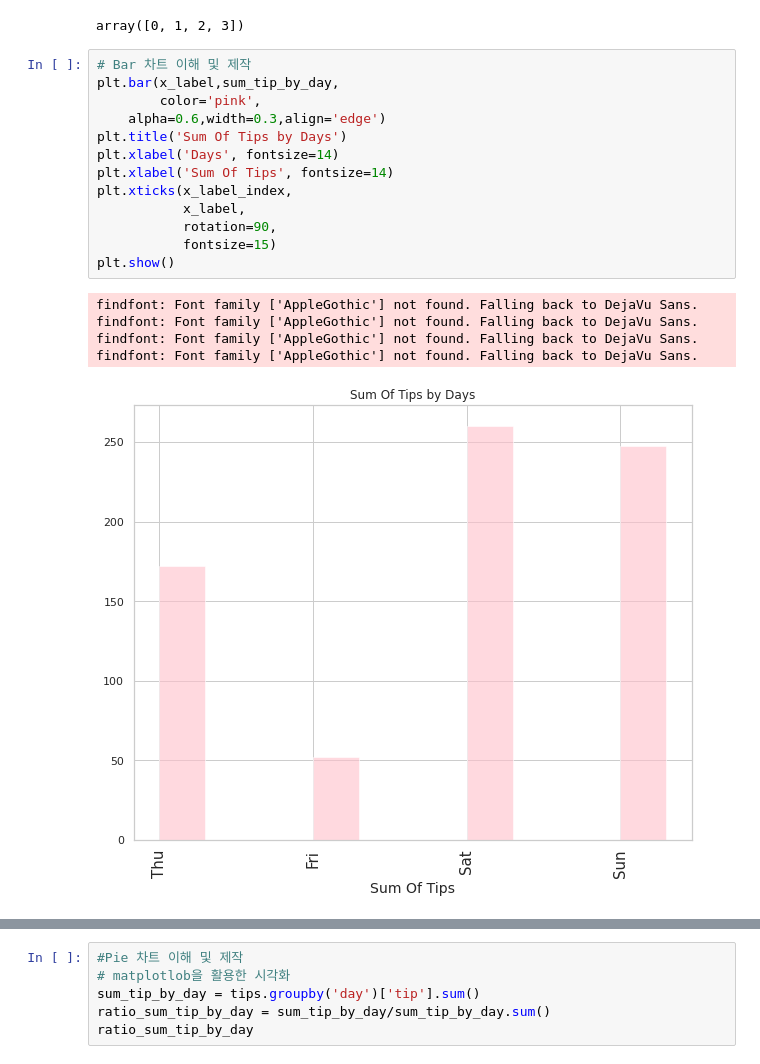
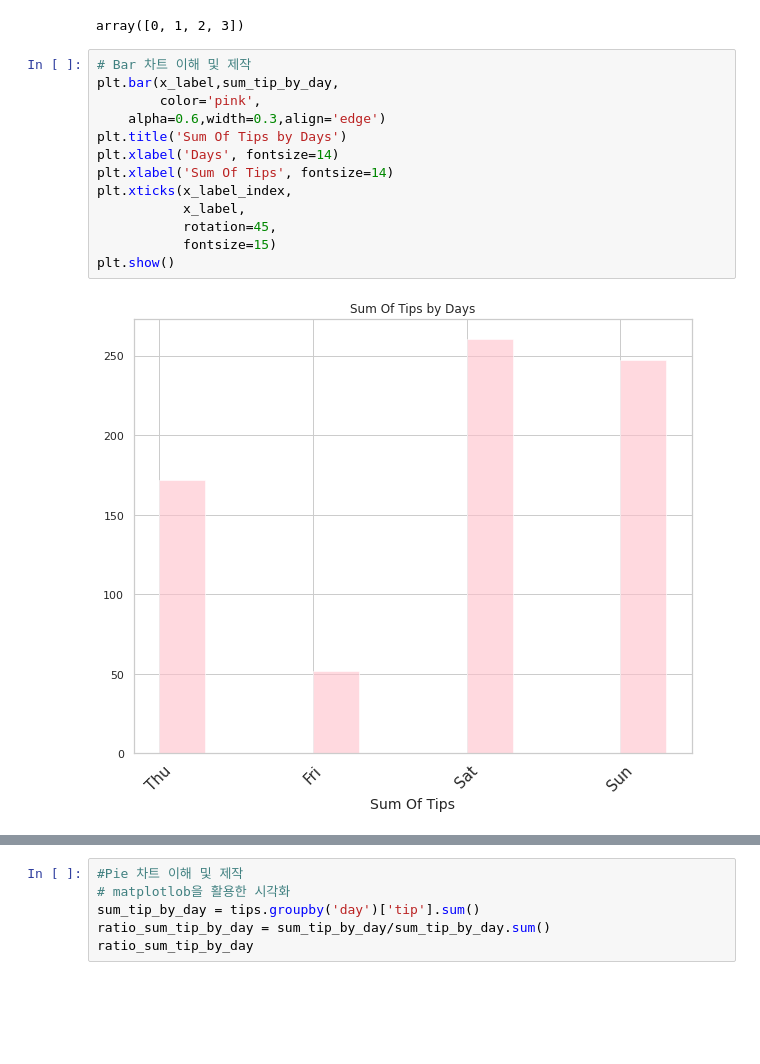
Before and after one commit to mgskko/Machine-Learning, a Jupyter notebook: matplotlib과_seaborn_라이브러리를_활용한_데이터_시각화.ipynb, the cells around one changed output, grey strips where cells are left out. Cells and saved outputs as stored; diff of their text form; blank space fills up the shorter version.

```diff
--- a/matplotlib과_seaborn_라이브러리를_활용한_데이터_시각화.ipynb
+++ b/matplotlib과_seaborn_라이브러리를_활용한_데이터_시각화.ipynb
@@ -63,22 +62,18 @@ array([0, 1, 2, 3])
 # %%
 # Bar 차트 이해 및 제작
 plt.bar(x_label,sum_tip_by_day,
         color='pink',
     alpha=0.6,width=0.3,align='edge')
 plt.title('Sum Of Tips by Days')
 plt.xlabel('Days', fontsize=14)
 plt.xlabel('Sum Of Tips', fontsize=14)
 plt.xticks(x_label_index,
            x_label,
-           rotation=90,
+           rotation=45,
            fontsize=15)
 plt.show()
 # %% [output]
-findfont: Font family ['AppleGothic'] not found. Falling back to DejaVu Sans.
-findfont: Font family ['AppleGothic'] not found. Falling back to DejaVu Sans.
-findfont: Font family ['AppleGothic'] not found. Falling back to DejaVu Sans.
-findfont: Font family ['AppleGothic'] not found. Falling back to DejaVu Sans.
-[figure, old version]
+[figure, new version]
 # %%
 # seaborn을 활용한 시각화
 sns.barplot(data = tips, # 데이터 프레임
```
Also changed, not shown: parts of 14 cells of this notebook.
